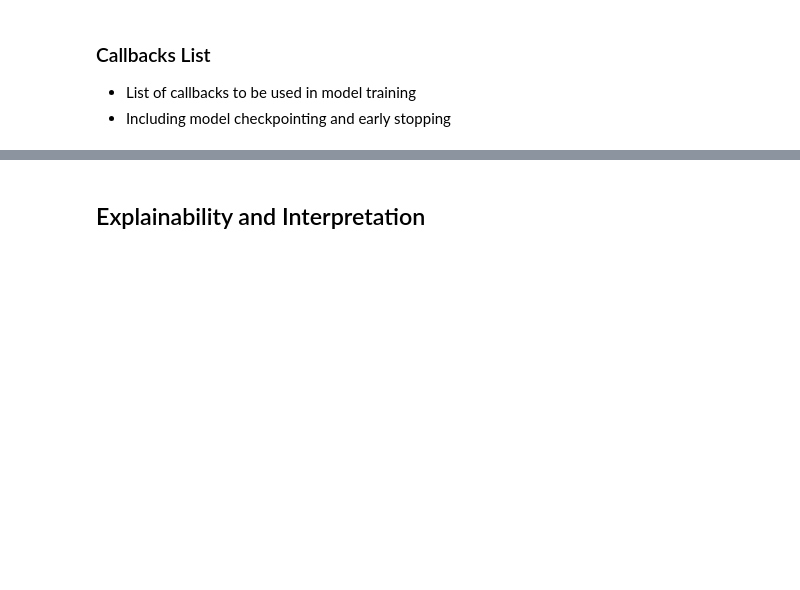
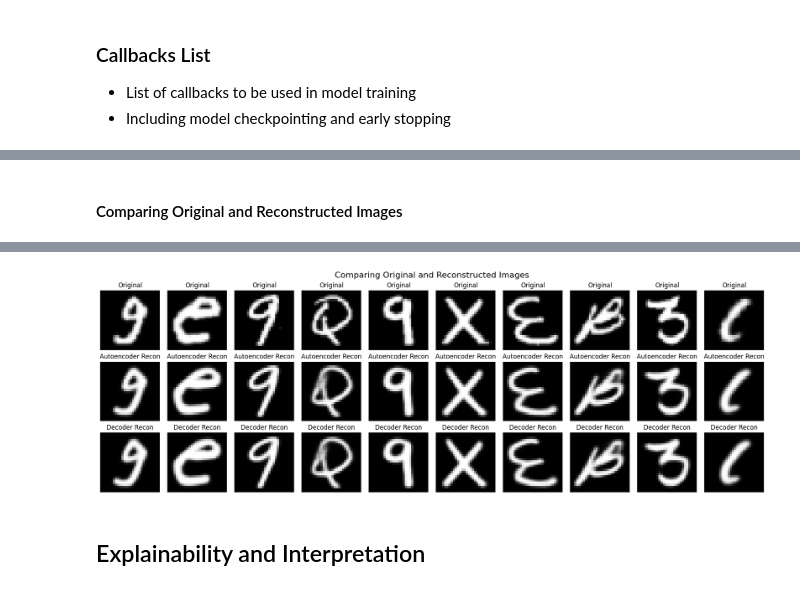
Before and after one commit to mdhabibi/Neural-Compression-with-Autoencoders, a Jupyter notebook: notebooks/Autoencoder_MNIST.ipynb, the cells around one changed output, grey strips where cells are left out. Cells and saved outputs as stored; diff of their text form; code cells hidden in the pictures; blank space fills up the shorter version.

```diff
--- a/notebooks/Autoencoder_MNIST.ipynb
+++ b/notebooks/Autoencoder_MNIST.ipynb
@@ -346,0 +452,41 @@ history = final_vae_model.fit(
+# %% [markdown]
+#### Comparing Original and Reconstructed Images
+# %%
+# Obtain encoded representations (compressed form) of test images
+encoded_imgs = encoder_model.predict(x_test)
+
+# Reconstruct images using the full autoencoder model
+reconstructed_images_autoencoder = autoencoder.predict(x_test)
+
+# Reconstruct images using the decoder model only
+reconstructed_images_decoder = decoder_model.predict(encoded_imgs)
+
+# Visualization of original and reconstructed images
+num_images = 10
+fig, axes = plt.subplots(3, num_images, figsize=(18, 6), constrained_layout=True)
+
+for i in range(num_images):
+    # Display original image
+    ax = axes[0, i]
+    original_img = x_test[i].reshape(28, 28)
+    ax.imshow(original_img, cmap='gray')
+    ax.axis('off')
+    ax.set_title("Original")
+
+    # Display reconstruction from Full Autoencoder
+    ax = axes[1, i]
+    reconstructed_img_autoencoder = reconstructed_images_autoencoder[i].reshape(28, 28)
+    ax.imshow(reconstructed_img_autoencoder, cmap='gray')
+    ax.axis('off')
+    ax.set_title("Autoencoder Recon")
+
+    # Display reconstruction from Decoder model only
+    ax = axes[2, i]
+    reconstructed_img_decoder = reconstructed_images_decoder[i].reshape(28, 28)
+    ax.imshow(reconstructed_img_decoder, cmap='gray')
+    ax.axis('off')
+    ax.set_title("Decoder Recon")
+
+plt.suptitle("Comparing Original and Reconstructed Images", fontsize=16)
+plt.show()
+# %% [output]
@@ -347,3 +496,4 @@ history = final_vae_model.fit(
+[figure, added]
 # %% [markdown]
 <a id="Explainability and Interpretation"></a>
 ## Explainability and Interpretation
```
Also changed, not shown: parts of 52 cells of this notebook, 4 other files.
